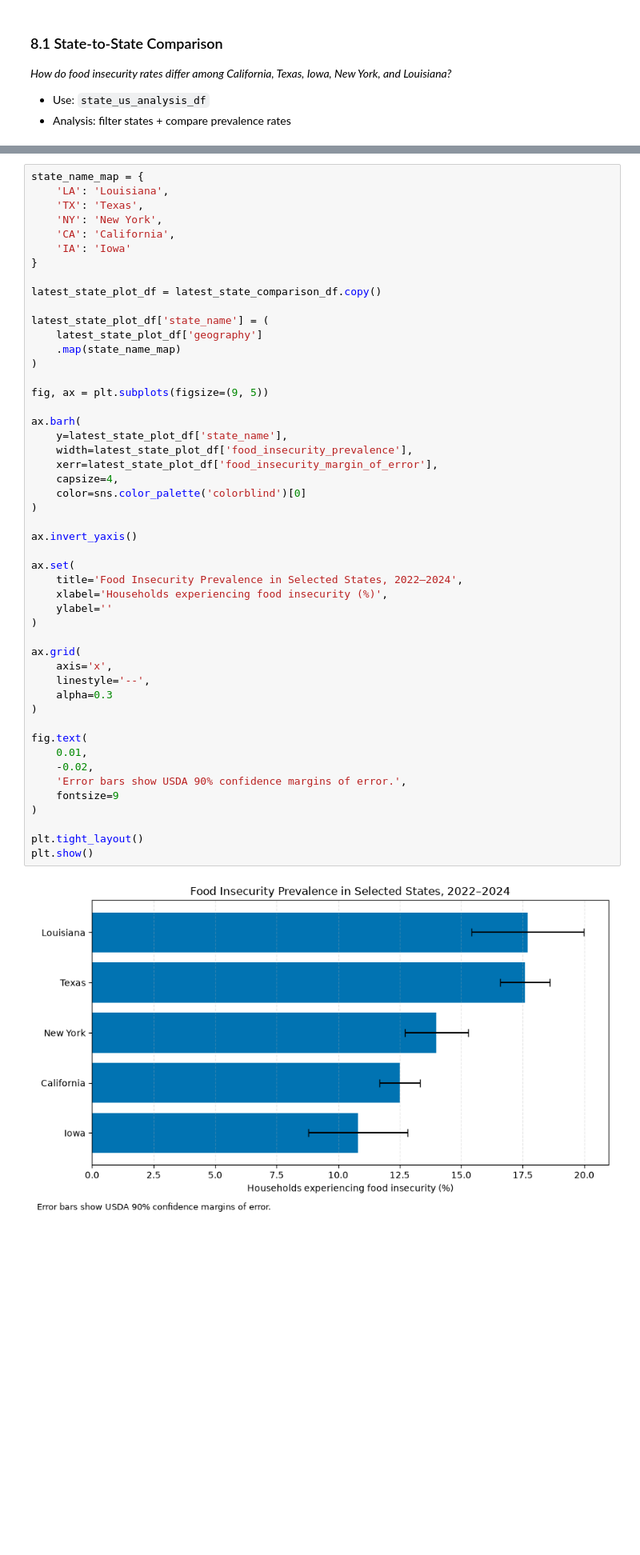
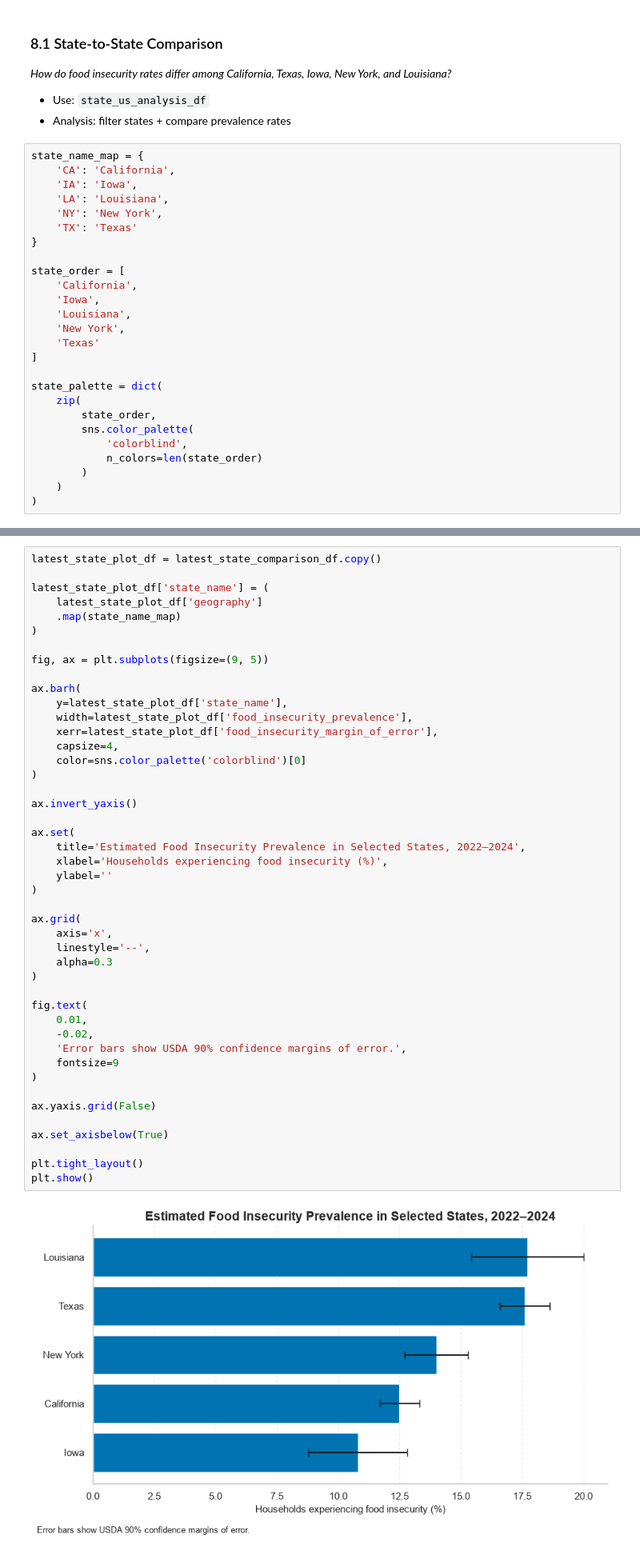
Before and after one commit to MichaelBujard/notebook-portfolio-project-0, a Jupyter notebook: notebooks/food_insecurity_analysis.ipynb, the cells around one changed output, grey strips where cells are left out. Shown at 80% size. Saved outputs shown, nothing was run; the diff lists cells and outputs as text; blank space fills up the shorter version.

Commit message:
Complete Section 8.1 state-to-state comparison

```diff
--- a/notebooks/food_insecurity_analysis.ipynb
+++ b/notebooks/food_insecurity_analysis.ipynb
@@ -1615,3 +1630,29 @@ Validation looks good for `wb_context_df`:
 *How do food insecurity rates differ among California, Texas, Iowa, New York, and Louisiana?*
 - Use: `state_us_analysis_df`
 - Analysis: filter states + compare prevalence rates
+# %%
+state_name_map = {
+    'CA': 'California',
+    'IA': 'Iowa',
+    'LA': 'Louisiana',
+    'NY': 'New York',
+    'TX': 'Texas'
+}
+
+state_order = [
+    'California',
+    'Iowa',
+    'Louisiana',
+    'New York',
+    'Texas'
+]
+
+state_palette = dict(
+    zip(
+        state_order,
+        sns.color_palette(
+            'colorblind',
+            n_colors=len(state_order)
+        )
+    )
+)
@@ -1679,13 +1722,5 @@ States: {'TX', 'IA', 'LA', 'CA', 'NY'}
 Missing values: 0
 # %%
-state_name_map = {
-    'LA': 'Louisiana',
-    'TX': 'Texas',
-    'NY': 'New York',
-    'CA': 'California',
-    'IA': 'Iowa'
-}
-
 latest_state_plot_df = latest_state_comparison_df.copy()
 
 latest_state_plot_df['state_name'] = (
@@ -1699,33 +1734,37 @@ ax.barh(
     y=latest_state_plot_df['state_name'],
     width=latest_state_plot_df['food_insecurity_prevalence'],
     xerr=latest_state_plot_df['food_insecurity_margin_of_error'],
     capsize=4,
     color=sns.color_palette('colorblind')[0]
 )
 
 ax.invert_yaxis()
 
 ax.set(
-    title='Food Insecurity Prevalence in Selected States, 2022–2024',
+    title='Estimated Food Insecurity Prevalence in Selected States, 2022–2024',
     xlabel='Households experiencing food insecurity (%)',
     ylabel=''
 )
 
 ax.grid(
     axis='x',
     linestyle='--',
     alpha=0.3
 )
 
 fig.text(
     0.01,
     -0.02,
     'Error bars show USDA 90% confidence margins of error.',
     fontsize=9
 )
 
+ax.yaxis.grid(False)
+
+ax.set_axisbelow(True)
+
 plt.tight_layout()
 plt.show()
 # %% [output]
-[figure, old version]
+[figure, new version]
 # %% [markdown]
```
Also changed, not shown: parts of 9 cells of this notebook.
